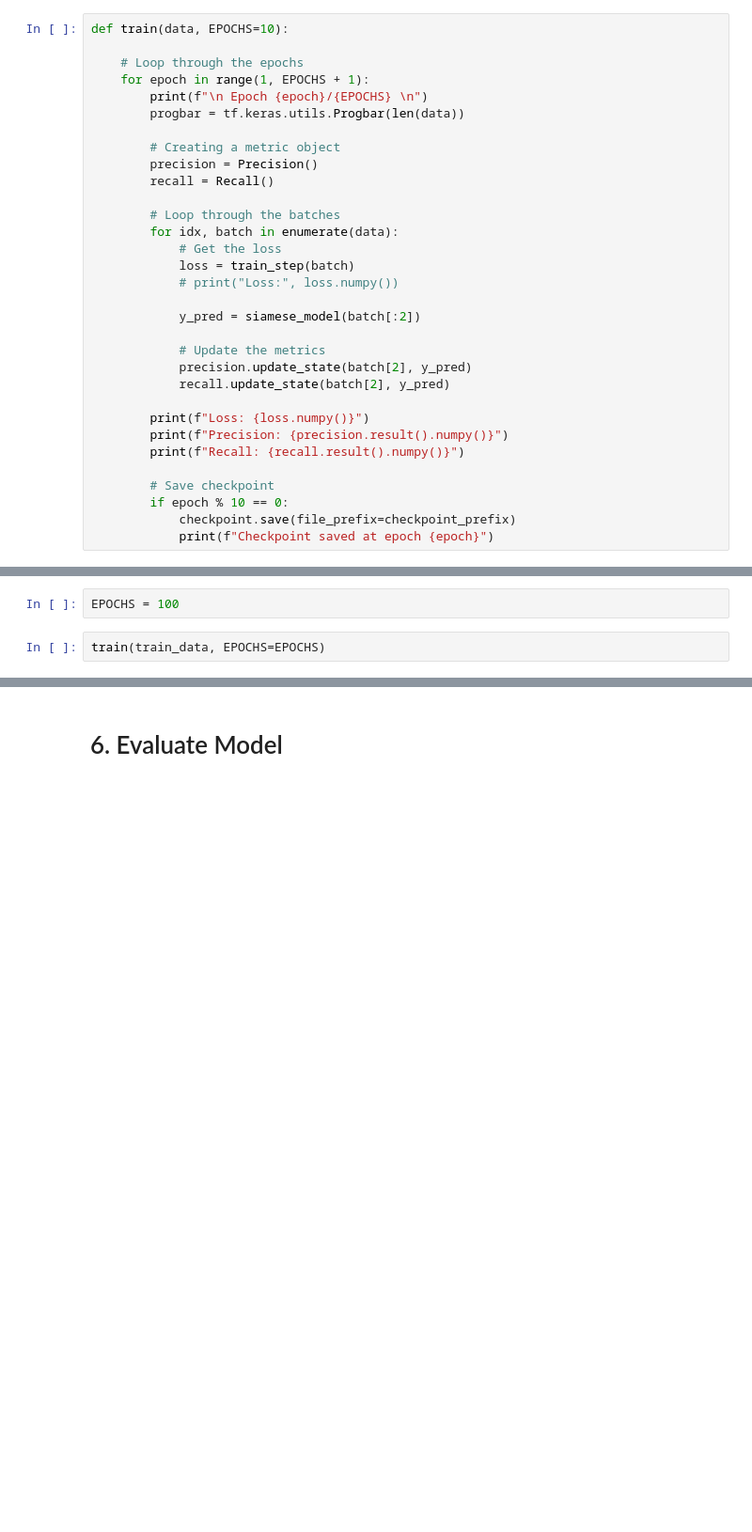
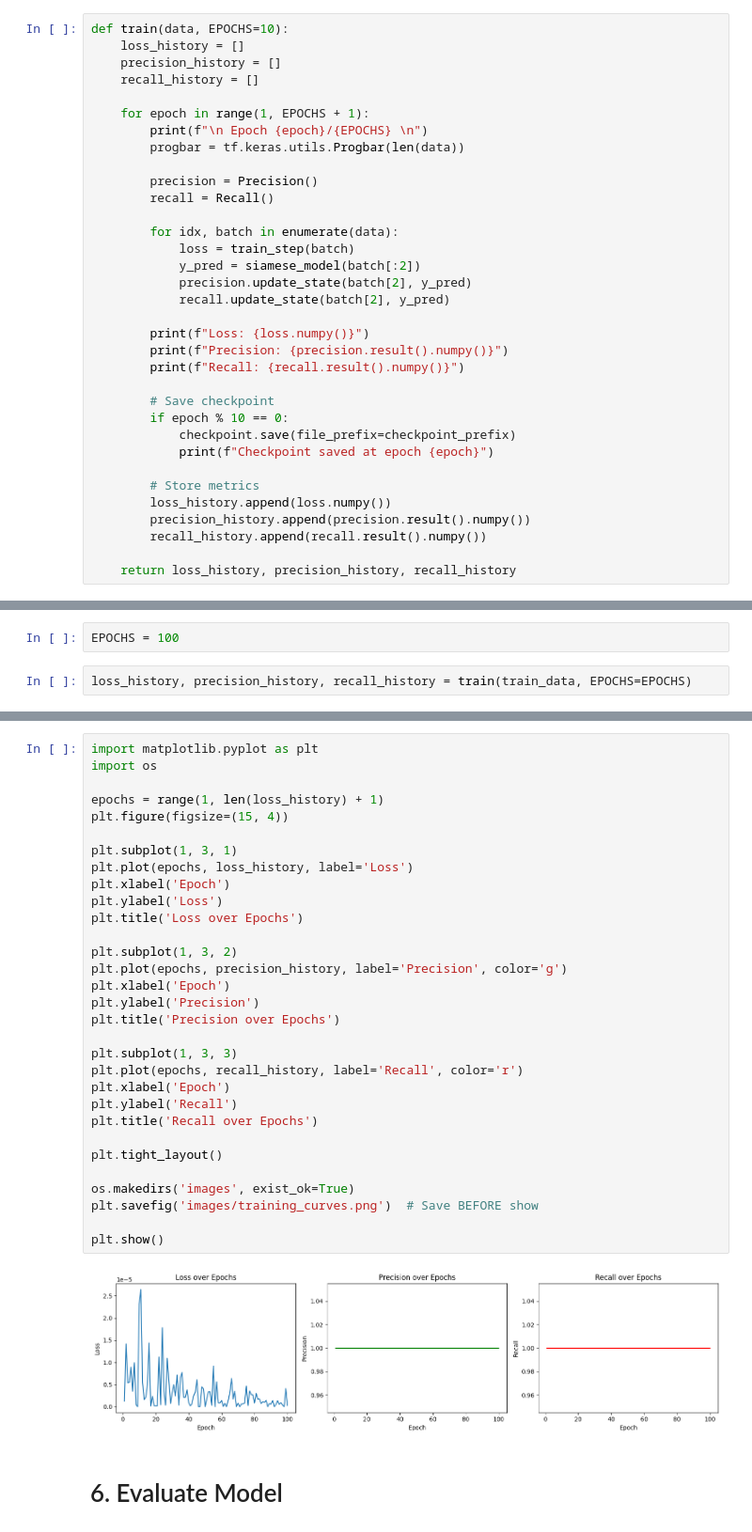
Before and after one commit to ethanvillalovoz/deepface-oneshot-paper-reimplementation, a Jupyter notebook: facial_verfication_siamese_network.ipynb, the cells around one changed output, grey strips where cells are left out. Shown at 94% size. Saved outputs shown, nothing was run; the diff lists cells and outputs as text; blank space fills up the shorter version.

```diff
--- a/facial_verfication_siamese_network.ipynb
+++ b/facial_verfication_siamese_network.ipynb
@@ -431,25 +431,20 @@ def train_step(batch):
 from tensorflow.keras.metrics import Precision, Recall
 # %%
 def train(data, EPOCHS=10):
+    loss_history = []
+    precision_history = []
+    recall_history = []
 
-    # Loop through the epochs
     for epoch in range(1, EPOCHS + 1):
         print(f"\n Epoch {epoch}/{EPOCHS} \n")
         progbar = tf.keras.utils.Progbar(len(data))
 
-        # Creating a metric object
         precision = Precision()
         recall = Recall()
 
-        # Loop through the batches
         for idx, batch in enumerate(data):
-            # Get the loss
             loss = train_step(batch)
-            # print("Loss:", loss.numpy())
-
             y_pred = siamese_model(batch[:2])
-
-            # Update the metrics
             precision.update_state(batch[2], y_pred)
             recall.update_state(batch[2], y_pred)
 
@@ -461,11 +456,18 @@ def train(data, EPOCHS=10):
         if epoch % 10 == 0:
             checkpoint.save(file_prefix=checkpoint_prefix)
             print(f"Checkpoint saved at epoch {epoch}")
+
+        # Store metrics
+        loss_history.append(loss.numpy())
+        precision_history.append(precision.result().numpy())
+        recall_history.append(recall.result().numpy())
+
+    return loss_history, precision_history, recall_history
 # %% [markdown]
 ## 5.5 Train the model
 # %%
 EPOCHS = 100
 # %%
-train(train_data, EPOCHS=EPOCHS)
+loss_history, precision_history, recall_history = train(train_data, EPOCHS=EPOCHS)
 # %% [output]
  Epoch 1/100
@@ -504,4 +505,37 @@ Recall: 0.9918699264526367
 ... (188 outputs left out)
+# %%
+import matplotlib.pyplot as plt
+import os
+
+epochs = range(1, len(loss_history) + 1)
+plt.figure(figsize=(15, 4))
+
+plt.subplot(1, 3, 1)
+plt.plot(epochs, loss_history, label='Loss')
+plt.xlabel('Epoch')
+plt.ylabel('Loss')
+plt.title('Loss over Epochs')
+
+plt.subplot(1, 3, 2)
+plt.plot(epochs, precision_history, label='Precision', color='g')
+plt.xlabel('Epoch')
+plt.ylabel('Precision')
+plt.title('Precision over Epochs')
+
+plt.subplot(1, 3, 3)
+plt.plot(epochs, recall_history, label='Recall', color='r')
+plt.xlabel('Epoch')
+plt.ylabel('Recall')
+plt.title('Recall over Epochs')
+
+plt.tight_layout()
+
+os.makedirs('images', exist_ok=True)
+plt.savefig('images/training_curves.png')  # Save BEFORE show
+
+plt.show()
+# %% [output]
+[figure, added]
 # %% [markdown]
 # 6. Evaluate Model
 # %% [markdown]
```
Also changed, not shown: parts of 1 cell of this notebook, 4 other files.
